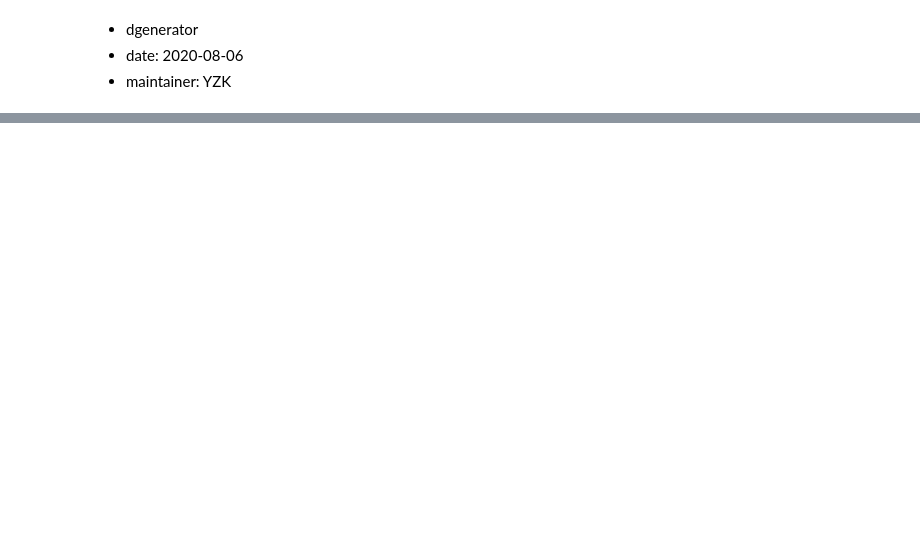
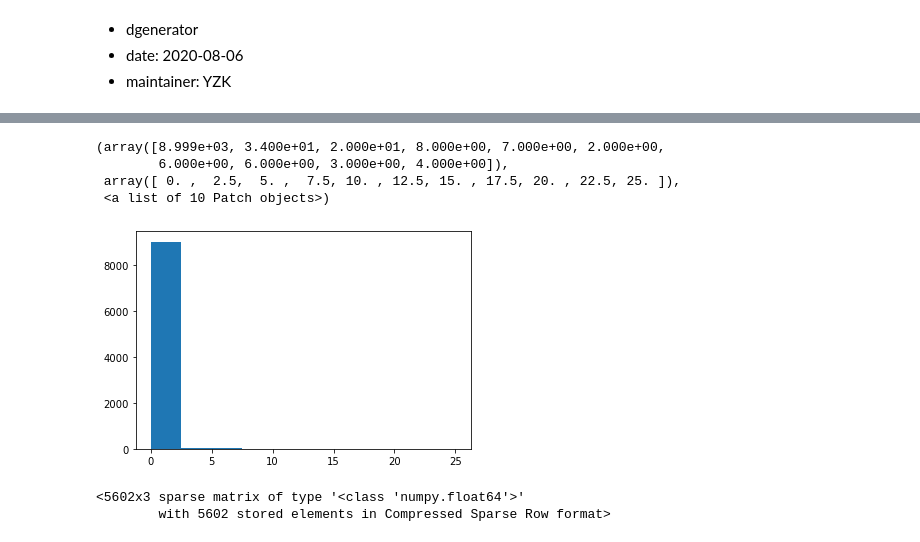
Before and after one commit to thecourageyu/RNNQC, a Jupyter notebook: lib/dgenerator.ipynb, the cells around one changed output, grey strips where cells are left out. Cells and saved outputs as stored; diff of their text form; code cells hidden in the pictures; blank space fills up the shorter version.

```diff
--- a/lib/dgenerator.ipynb
+++ b/lib/dgenerator.ipynb
@@ -515,39 +625,3 @@ class dgenerator():
         else:
             logging.info("_dprocessing-456: data generator has been built.")
             return _diterator()
-# %%
-if __name__ == "__main__":
-
-    logging.getLogger().setLevel(logging.ERROR)
-
-    resd    = "/NAS-DS1515P/users1/T1/res"
-    ind     = "/NAS-DS1515P/users1/realtimeQC/ftpdata"
-    cmpltd  = ind
-    npyd    = "/home/yuzhe/DataScience/dataset"
-    parsed  = "/home/yuzhe/DataScience/dataset/parsed"
-    tperiod = [202005200000, 202005202350]
-    cwbfmt  = ".QPESUMS_STATION.10M.mdf"
-    autofmt = ".QPESUMS_STATION.15M.mdf"
-    pfmt    = ".QPESUMS_STATION.txt"
-
-    dg = dgenerator(resd, ind=ind, npyd=npyd, cwbfmt=cwbfmt, autofmt=autofmt, pfmt=pfmt)
-#     mdfs = dg.mdfgenerator(tperiod, n_in=6, n_out=1, mode="train", rescale=True, reformat=True, vstack=True, fnpy=False, generator=False)
-    print(dg.vrange)
-
-    dg1 = dgenerator(gif="{}/stations.txt".format(resd), ind=ind, npyd=npyd, cwbfmt=cwbfmt, autofmt=autofmt, pfmt=pfmt)
-#     mdfs = dg1.mdfgenerator(tperiod, n_in=6, n_out=1, mode="train", rescale=True, reformat=True, vstack=True, fnpy=False, generator=False)
-
-    ind = "/NAS-129/users1/T1/DATA/YY/ORG/HR1"
-    npyd = "/home/yuzhe/DataScience/dataset"
-#     tperiod = [2012010101, 2015123124]
-    tperiod = [2016010101, 2016123124]
-
-#     stninfo = "/home/yuzhe/CODE/ProgramT1/GRDTools/SRC/RES/GI/RR_analysis_grid_stationlist.txt"
-    stninfo = "/home/yuzhe/CODE/ProgramT1/GRDTools/SRC/RES/GI/1500_decode_stationlist_without_space.txt"
-
-    dg2 = dgenerator(ind=ind, gif=stninfo, npyd=npyd)
-    hrfs = dg2.hrfgenerator(tperiod, n_in=6, n_out=1, mode="testStandard", rescale="StandardScaler", reformat=True, vstack=False, fnpy=False, generator=False)
-
-#     hrfs = dg2.hrfgenerator(tperiod, n_in=6, n_out=1, mode="trainStandard", rescale="StandardScaler", reformat=True, vstack=True, fnpy=False, generator=False)
-
-    print(dg2.stnids)
@@ -556,0 +853,10 @@ if __name__ == "__main__":
+# %%
+precp = mdfs[-2][:, :, 3]
+precp = np.reshape(precp, (-1, 1))
+plt.hist(precp)
+# %% [output]
+(array([8.999e+03, 3.400e+01, 2.000e+01, 8.000e+00, 7.000e+00, 2.000e+00,
+        6.000e+00, 6.000e+00, 3.000e+00, 4.000e+00]),
+ array([ 0. ,  2.5,  5. ,  7.5, 10. , 12.5, 15. , 17.5, 20. , 22.5, 25. ]),
+ <a list of 10 Patch objects>)
+[figure, added]
@@ -556,0 +866,5 @@ if __name__ == "__main__":
+# %%
+encd.fit_transform(np.reshape(mdfs[1][:, 3], (-1, 1)))
+# %% [output]
+<5602x3 sparse matrix of type '<class 'numpy.float64'>'
+        with 5602 stored elements in Compressed Sparse Row format>
```
Also changed, not shown: parts of 18 cells of this notebook, 5 other files.
